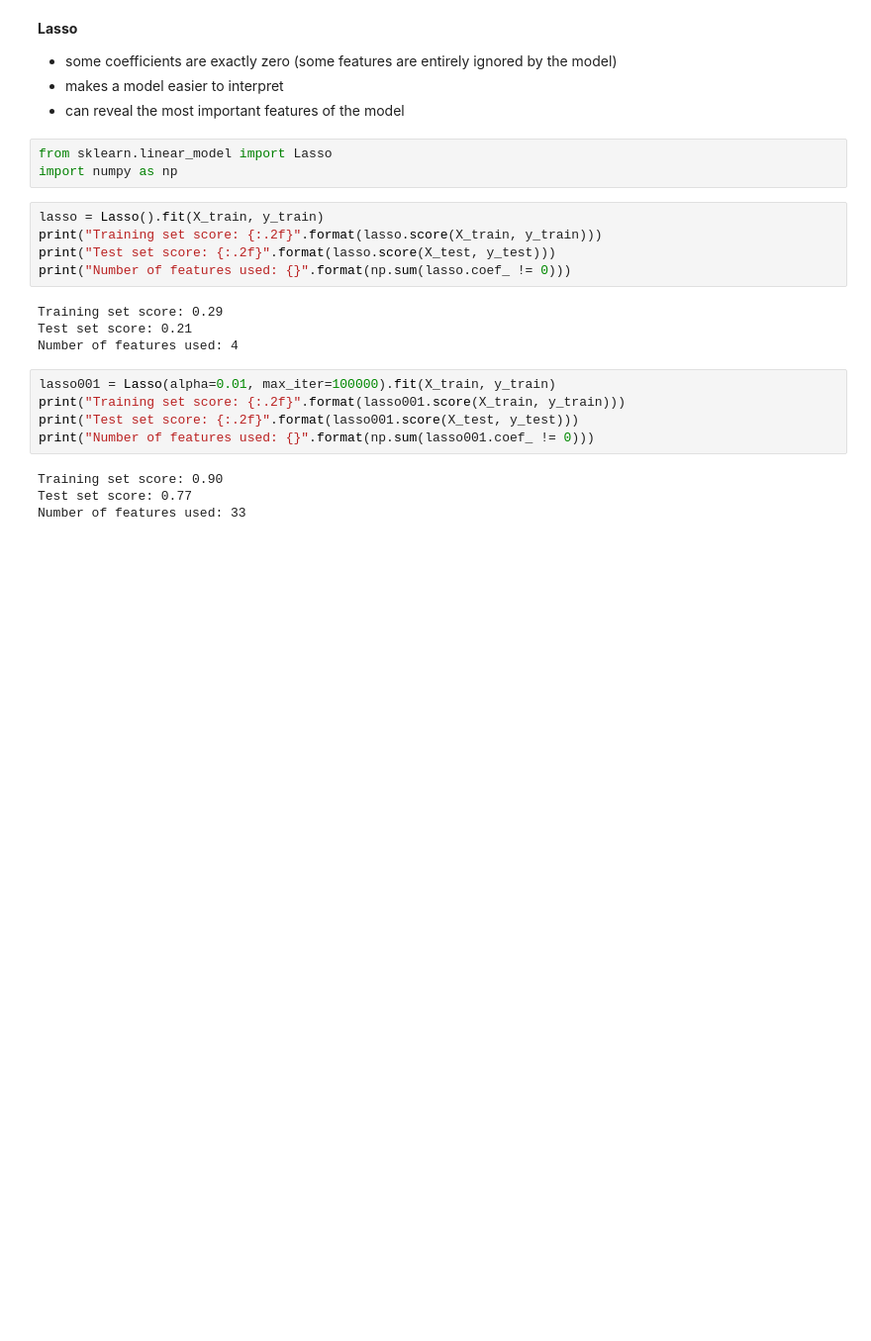
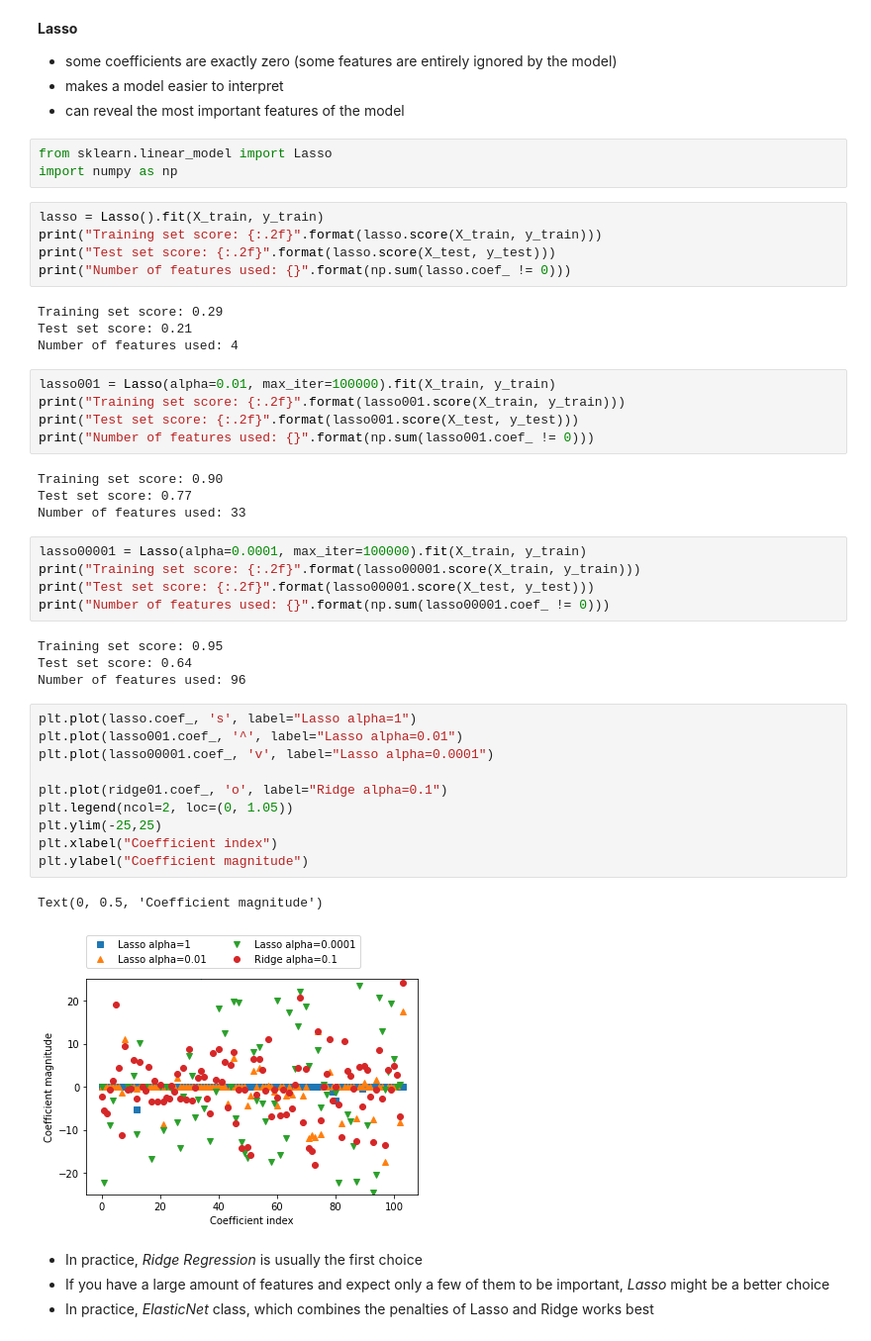
Before and after one commit to DayoonLee/Study-DataScience, a Jupyter notebook: Machine Learning/Linear regression.ipynb, the cells around one changed output. Shown at 99% size. Cells and saved outputs as stored; diff of their text form; blank space fills up the shorter version.

```diff
--- a/Machine Learning/Linear regression.ipynb
+++ b/Machine Learning/Linear regression.ipynb
@@ -118,3 +118,29 @@ print("Number of features used: {}".format(np.sum(lasso001.coef_ != 0)))
 Training set score: 0.90
 Test set score: 0.77
 Number of features used: 33
+# %%
+lasso00001 = Lasso(alpha=0.0001, max_iter=100000).fit(X_train, y_train)
+print("Training set score: {:.2f}".format(lasso00001.score(X_train, y_train)))
+print("Test set score: {:.2f}".format(lasso00001.score(X_test, y_test)))
+print("Number of features used: {}".format(np.sum(lasso00001.coef_ != 0)))
+# %% [output]
+Training set score: 0.95
+Test set score: 0.64
+Number of features used: 96
+# %%
+plt.plot(lasso.coef_, 's', label="Lasso alpha=1")
+plt.plot(lasso001.coef_, '^', label="Lasso alpha=0.01")
+plt.plot(lasso00001.coef_, 'v', label="Lasso alpha=0.0001")
+
+plt.plot(ridge01.coef_, 'o', label="Ridge alpha=0.1")
+plt.legend(ncol=2, loc=(0, 1.05))
+plt.ylim(-25,25)
+plt.xlabel("Coefficient index")
+plt.ylabel("Coefficient magnitude")
+# %% [output]
+Text(0, 0.5, 'Coefficient magnitude')
+[figure, added]
+# %% [markdown]
+- In practice, _Ridge Regression_ is usually the first choice
+- If you have a large amount of features and expect only a few of them to be important, _Lasso_ might be a better choice
+- In practice, _ElasticNet_ class, which combines the penalties of Lasso and Ridge works best
```
